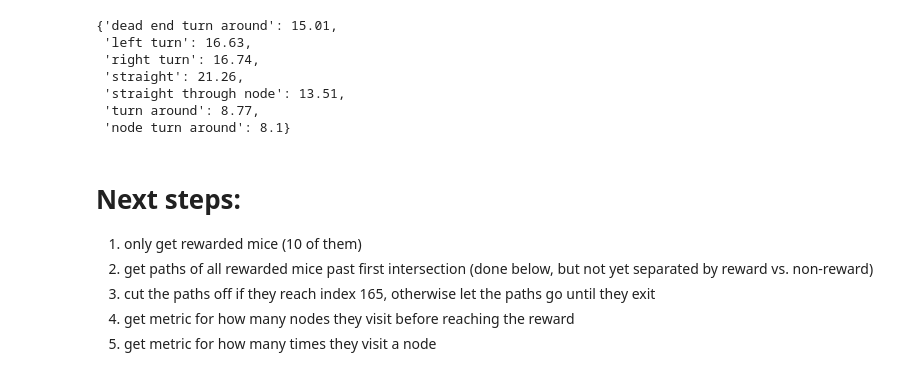
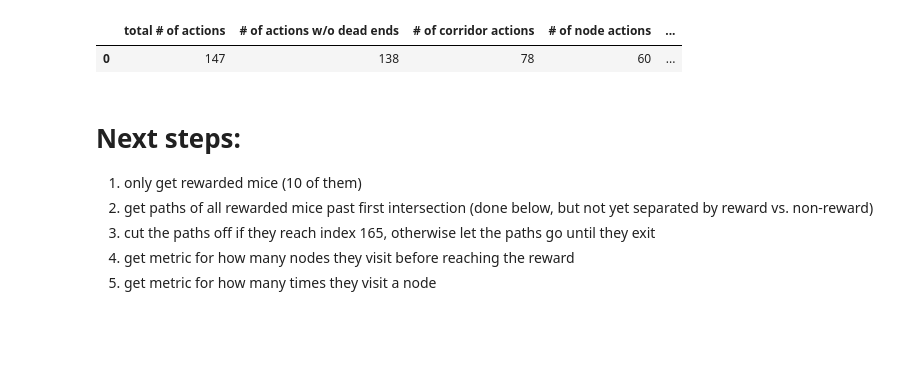
Before and after one commit to marwanrahman/maze_reinforcement_learning, a Jupyter notebook: metrics.ipynb, the cells around one changed output. Cells and saved outputs as stored; diff of their text form; code cells hidden in the pictures; blank space fills up the shorter version.

Commit message:
Clean metrics file, add details for next steps

```diff
--- a/metrics.ipynb
+++ b/metrics.ipynb
@@ -316,38 +284,0 @@ PlotMazeNodes(ma)
-# %%
-# get % of actions/movements (probably want per mouse and also overall)
-from collections import Counter
-metrics_dict = {}
-for mouse, actions in action_dict.items():
-    # count percent of each action
-    counts_dict = dict(Counter(actions))
-    counts_dict = dict(sorted(counts_dict.items()))
-
-    pc_dict = {}
-    for k, v in counts_dict.items():
-        pc_dict[k] = round(v/len(actions)*100,2)
-
-    metrics_dict[mouse] = pc_dict
-
-    # count how many consecutive same turns there are
-    turns = []
-    for action in actions:
-        if action in ['left turn', 'right turn']:
-            turns.append(action)
-
-    consecutive_same_turns = []
-    count = 0
-    for next_turn, curr_turn in zip(turns[1:], turns):
-        if next_turn == curr_turn:
-            count += 1
-        else:
-            consecutive_same_turns.append(count)
-            count = 0
-    #print(dict(sorted(dict(Counter(consecutive_same_turns)).items())))
-
-    same_or_not = []
-    for next_turn, curr_turn in zip(turns[1:], turns):
-        if next_turn == curr_turn:
-            same_or_not.append('same')
-        else:
-            same_or_not.append('different')
-    print(dict(sorted(dict(Counter(same_or_not)).items())))
@@ -398,10 +284,0 @@ overall_metrics = {'dead end turn around': round(dead_ends/len(metrics_dict),2),
-# %%
-overall_metrics
-# %% [output]
-{'dead end turn around': 15.01,
- 'left turn': 16.63,
- 'right turn': 16.74,
- 'straight': 21.26,
- 'straight through node': 13.51,
- 'turn around': 8.77,
- 'node turn around': 8.1}
@@ -408,3 +329,13 @@ overall_metrics
+# %%
+# example of using the above functions
+path, _ = get_path_552('B1', 13)
+actions, node_list = get_path_actions(path)
+metrics_df = get_path_metrics_df(actions, node_list)
+# %%
+metrics_df
+# %% [output]
+|  | total # of actions | # of actions w/o dead ends | # of corridor actions | # of node actions | ... |
+| 0 | 147 | 138 | 78 | 60 | ... |
 # %% [markdown]
 # Next steps:
 1. only get rewarded mice (10 of them)
```
Also changed, not shown: parts of 16 cells of this notebook.
